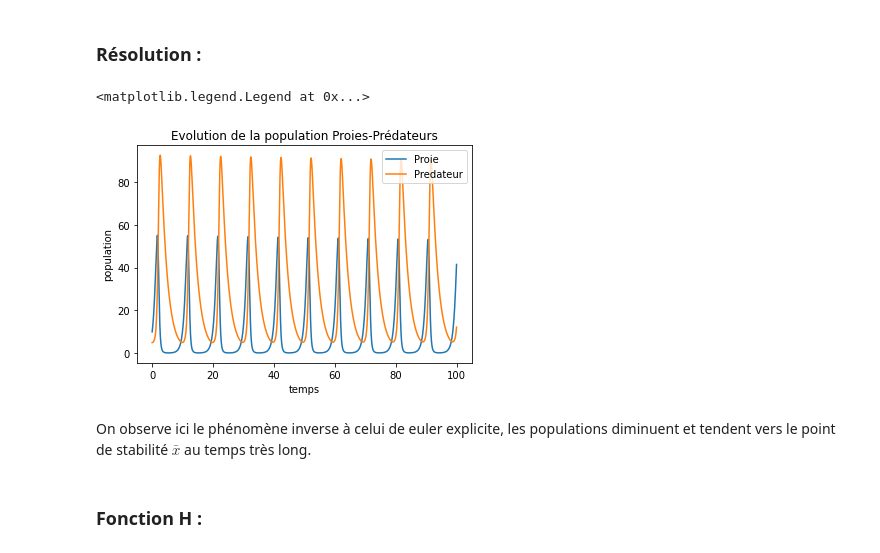
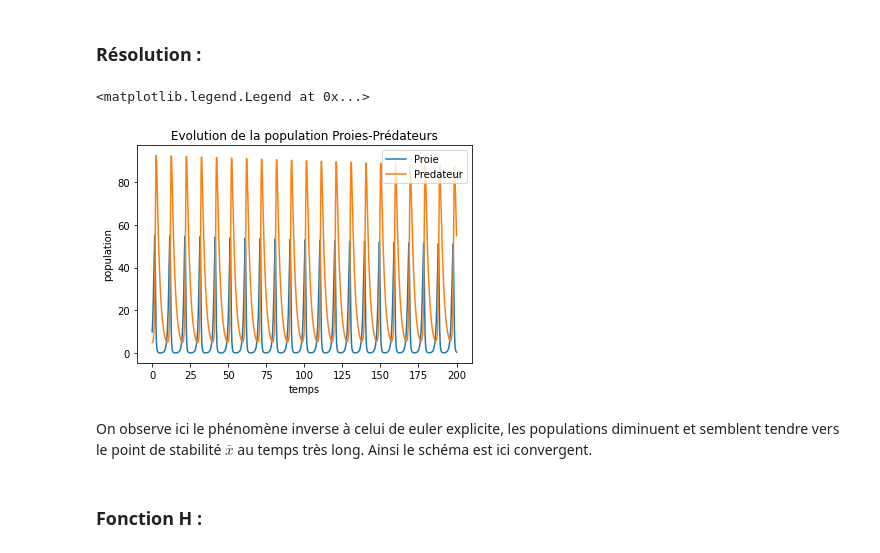
Before and after one commit to RalfCortes/ProjetMath2, a Jupyter notebook: projet.ipynb, the cells around one changed output. Cells and saved outputs as stored; diff of their text form; code cells hidden in the pictures.

```diff
--- a/projet.ipynb
+++ b/projet.ipynb
@@ -345,22 +345,22 @@ Avec un dt suffisamment petit, il y a bien convergence de la méthode euler impl
 # %%
 dt=10**-3
 # %%
-temps, Z_Lotka_imp = solve_euler_implicite(f_Lotka,[10,5],dt,0,100,1000)
+temps, Z_Lotka_imp = solve_euler_implicite(f_Lotka,[10,5],dt,0,200,1000)
 
 Proie_imp = [X[0] for X in Z_Lotka_imp]
 Predateur_imp = [X[1] for X in Z_Lotka_imp]
 
 plt.plot(temps,Proie_imp,label='Proie')
 plt.plot(temps,Predateur_imp,label='Predateur')
 plt.title("Evolution de la population Proies-Prédateurs")
 plt.xlabel("temps")
 plt.ylabel("population")
 plt.legend()
 # %% [output]
 <matplotlib.legend.Legend at 0x...>
-[figure, old version]
+[figure, new version]
 # %% [markdown]
-On observe ici le phénomène inverse à celui de euler explicite, les populations diminuent et tendent vers le point de stabilité $\bar{x}$ au temps très long.
+On observe ici le phénomène inverse à celui de euler explicite, les populations diminuent et semblent tendre vers le point de stabilité $\bar{x}$ au temps très long. Ainsi le schéma est ici convergent.
 # %% [markdown]
 ### Fonction H :
 # %%
```
Also changed, not shown: parts of 2 cells of this notebook.
